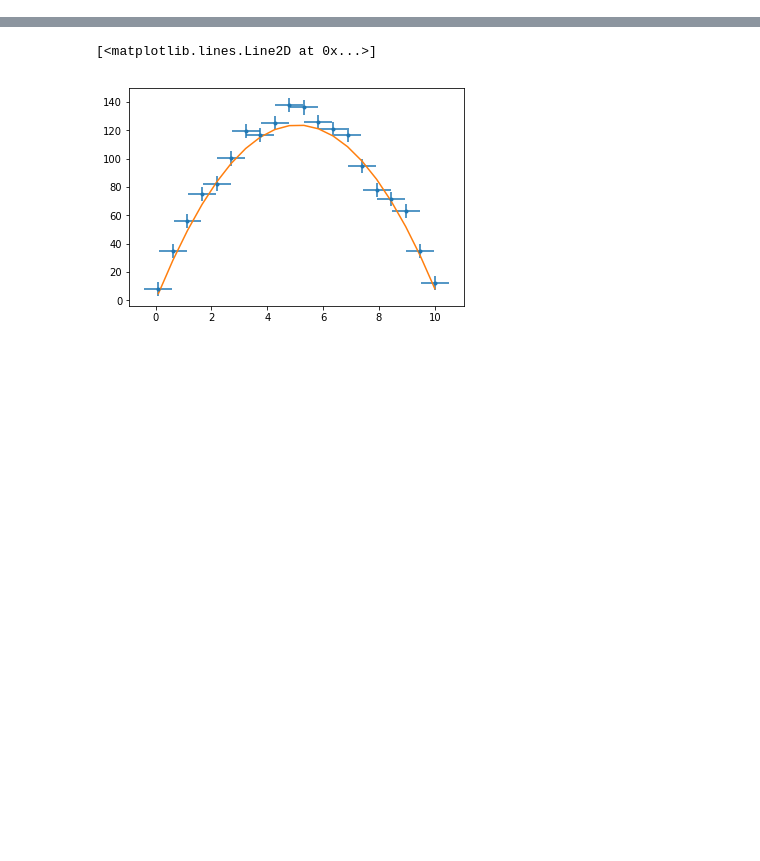
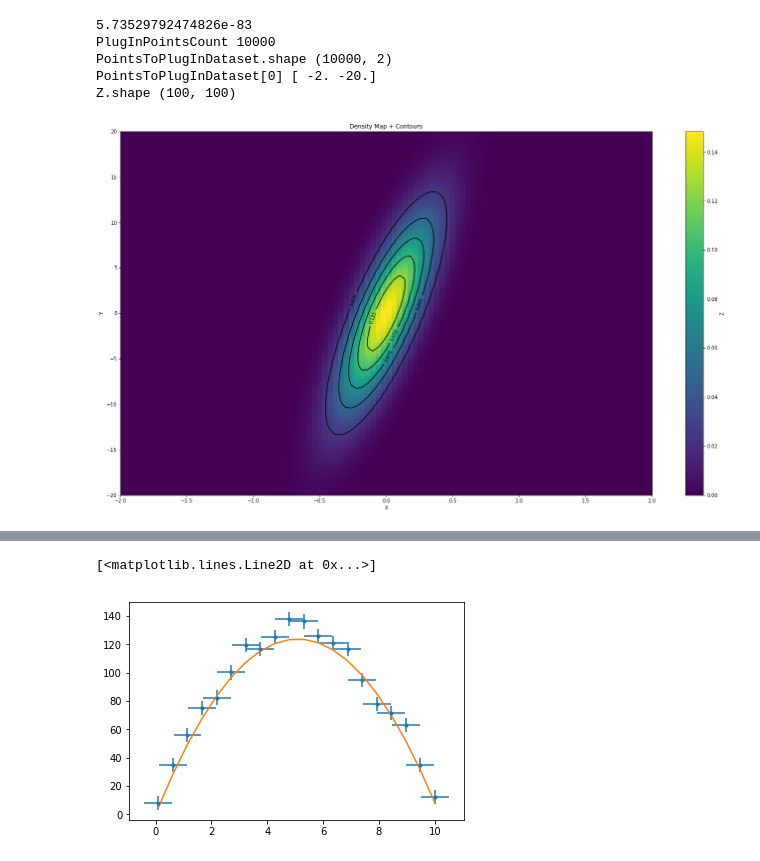
Before and after one commit to jpierel14/USC_PythonCourse_2019, a Jupyter notebook: Day_4/day_4_examples.ipynb, the cells around one changed output, grey strips where cells are left out. Drawn from its saved outputs; the diff is of its cells as text; code cells hidden in the pictures; blank space fills up the shorter version.

```diff
--- a/Day_4/day_4_examples.ipynb
+++ b/Day_4/day_4_examples.ipynb
@@ -15,4 +16,20 @@ perfect_data=v*times-.5*g*times**2
 errors=np.ones(len(perfect_data))*5#measurement_uncertainty*perfect_data
 heights=np.random.normal(perfect_data,errors)
 errors_t=np.ones(len(perfect_data))*.5
-my_data=Table([times,heights,errors,errors_t],names=('time','height','error','error_t'))
+#covariance_matrix=np.array([[1.,-.1],[.1,1.]])
+covariance_matrix=np.array([[.58309423,13.35681859],
+ [13.35681859,501.77276591]])
+covariance_matrices=[covariance_matrix]*len(perfect_data)
+times_2d=[]
+heights_2d=[]
+for i in range(len(perfect_data)):
+    t,f=np.random.multivariate_normal(
+                    mean=[times[i],perfect_data[i]],
+                    cov=covariance_matrix)
+    times_2d.append(t)
+    heights_2d.append(f)
+print(np.cov(times_2d[0:3],heights_2d[0:3]))
+
+my_data=Table([times,heights,errors,errors_t],
+              names=('time','height','error','error_t'))
+my_2d_data=Table([times_2d,heights_2d],names=('time','height'))
@@ -19,3 +73,23 @@ my_data=Table([times,heights,errors,errors_t],names=('time','height','error','er
+# %%
+
+
+mu = np.array([0,0])
+cov = covariance_matrix
+experiment_error_function = generate_experiment_error_function(mu, cov)
+print ( experiment_error_function( np.array([3,3]) ) )
+plot_2d(
+    Function = experiment_error_function,
+    DomainMinimumPoint  = np.array([-2, -20]),
+    DomainMaximumPoint  = np.array([2, 20]),
+    ShowContours = True
+    )
+# %% [output]
+5.73529792474826e-83
+PlugInPointsCount 10000
+PointsToPlugInDataset.shape (10000, 2)
+PointsToPlugInDataset[0] [ -2. -20.]
+Z.shape (100, 100)
+[figure, added]
 # %%
 def bounds_and_priors_to_ppf(bounds,priors=None):
     ppfs={}
```
Also changed, not shown: parts of 10 cells of this notebook.
